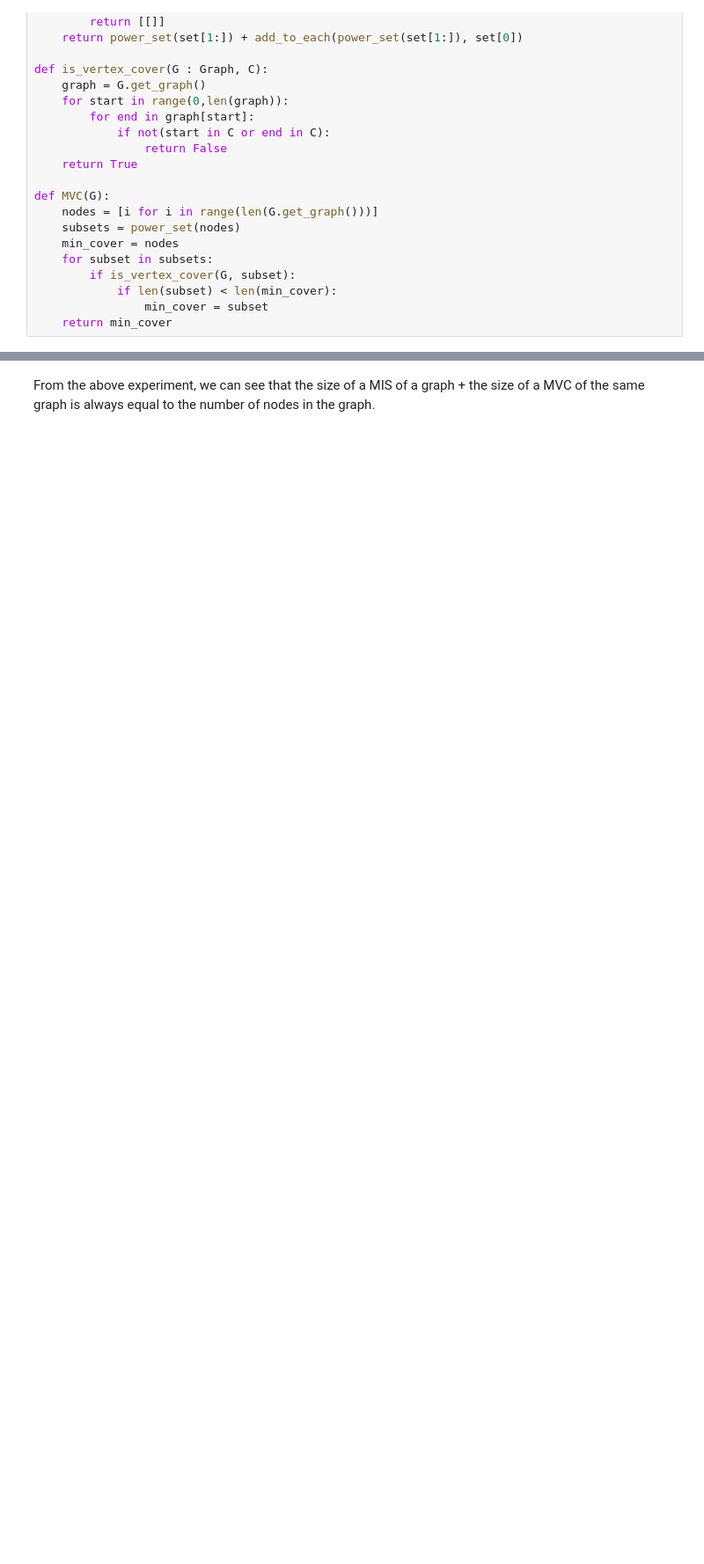
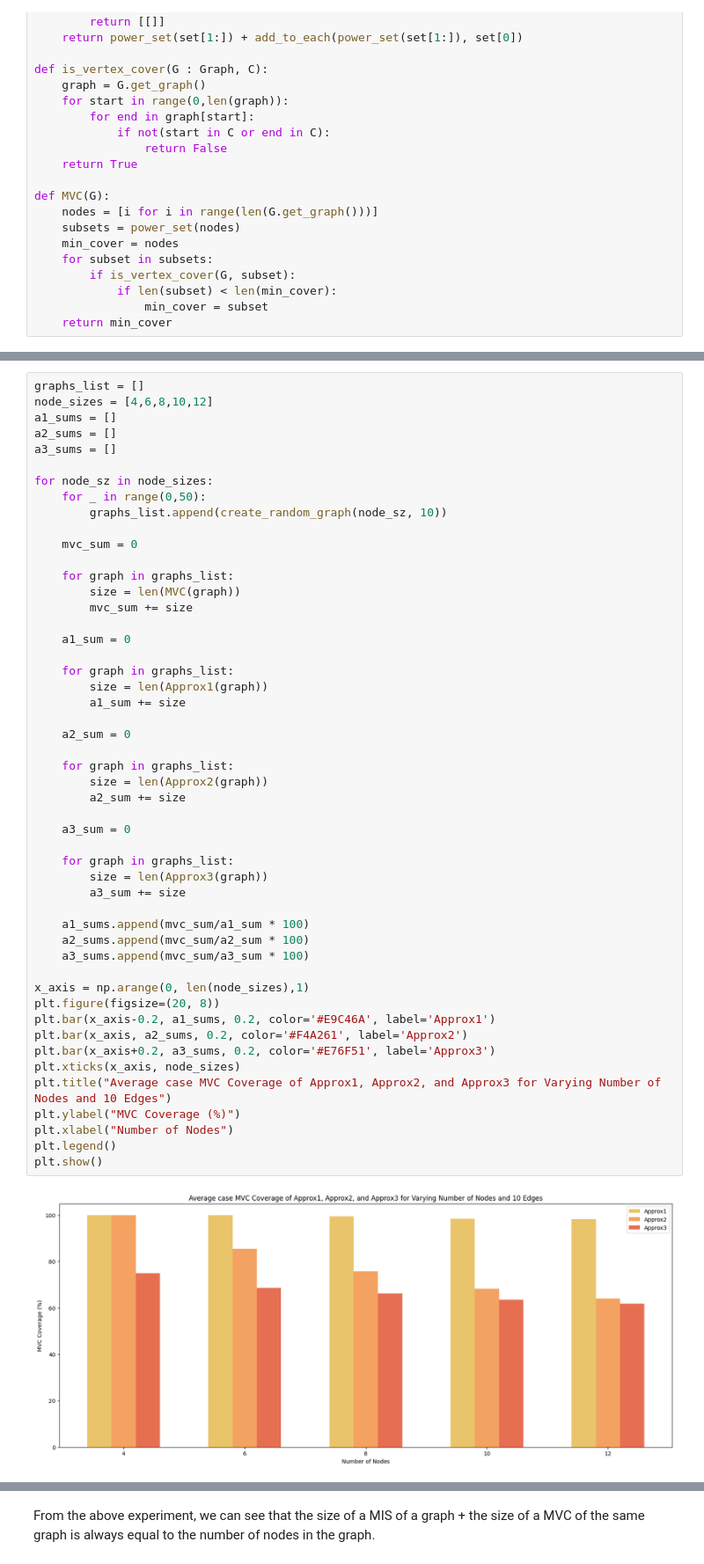
Before and after one commit to Noprop/minesweeper-2xc3-, a Jupyter notebook: Lab_III.ipynb, the cells around one changed output, grey strips where cells are left out. Shown at 88% size. Cells and saved outputs as stored; diff of their text form; blank space fills up the shorter version.

```diff
--- a/Lab_III.ipynb
+++ b/Lab_III.ipynb
@@ -467,0 +452,52 @@ plt.show()
+# %%
+graphs_list = []
+node_sizes = [4,6,8,10,12]
+a1_sums = []
+a2_sums = []
+a3_sums = []
+
+for node_sz in node_sizes:
+    for _ in range(0,50):
+        graphs_list.append(create_random_graph(node_sz, 10))
+
+    mvc_sum = 0
+
+    for graph in graphs_list:
+        size = len(MVC(graph))
+        mvc_sum += size
+
+    a1_sum = 0
+
+    for graph in graphs_list:
+        size = len(Approx1(graph))
+        a1_sum += size
+
+    a2_sum = 0
+
+    for graph in graphs_list:
+        size = len(Approx2(graph))
+        a2_sum += size
+
+    a3_sum = 0
+
+    for graph in graphs_list:
+        size = len(Approx3(graph))
+        a3_sum += size
+
+    a1_sums.append(mvc_sum/a1_sum * 100)
+    a2_sums.append(mvc_sum/a2_sum * 100)
+    a3_sums.append(mvc_sum/a3_sum * 100)
+
+x_axis = np.arange(0, len(node_sizes),1)
+plt.figure(figsize=(20, 8))
+plt.bar(x_axis-0.2, a1_sums, 0.2, color='#E9C46A', label='Approx1')
+plt.bar(x_axis, a2_sums, 0.2, color='#F4A261', label='Approx2')
+plt.bar(x_axis+0.2, a3_sums, 0.2, color='#E76F51', label='Approx3')
+plt.xticks(x_axis, node_sizes)
+plt.title("Average case MVC Coverage of Approx1, Approx2, and Approx3 for Varying Number of Nodes and 10 Edges")
+plt.ylabel("MVC Coverage (%)")
+plt.xlabel("Number of Nodes")
+plt.legend()
+plt.show()
+# %% [output]
+[figure, added]
```
Also changed, not shown: parts of 8 cells of this notebook.
